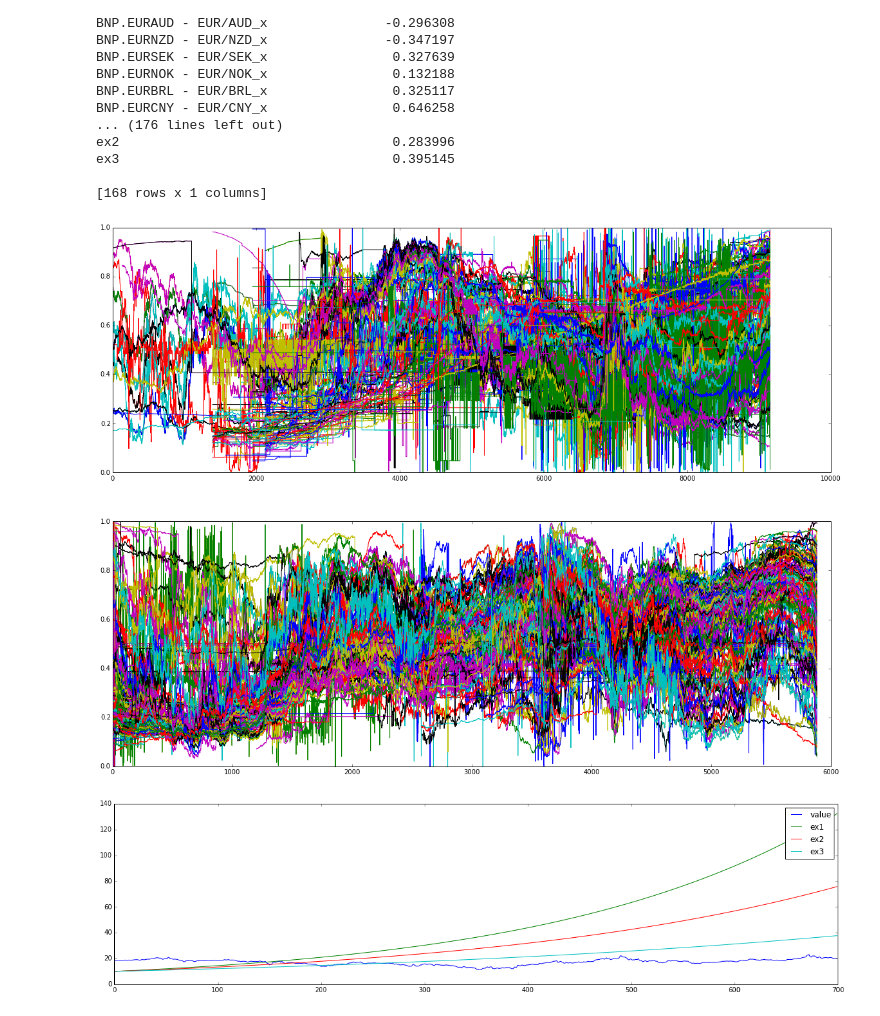
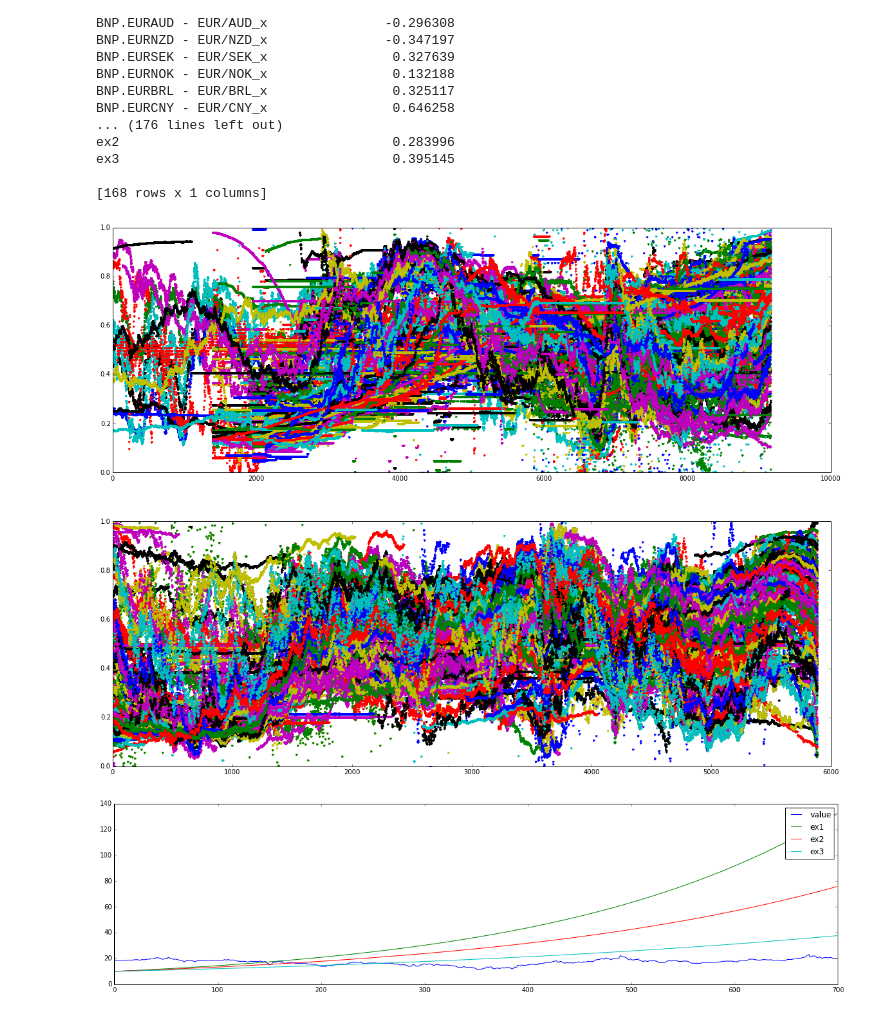
Before and after one commit to qorelogic/ml2, a Jupyter notebook: bin/quandl-fun.ipynb, the cells around one changed output. Drawn from its saved outputs; the diff is of its cells as text; code cells hidden in the pictures.

```diff
--- a/bin/quandl-fun.ipynb
+++ b/bin/quandl-fun.ipynb
@@ -42,8 +43,8 @@ def getDataFromQuandl(pa, curr): # curr = EUR || USD, etc.
         te = trim_end.split('-')
         #print ts
         #print te
-        a = date(int(te[0]), int(te[1]), int(te[2]))
-        b = date(int(ts[0]), int(ts[1]), int(ts[2]))
+        a = dd.date(int(te[0]), int(te[1]), int(te[2]))
+        b = dd.date(int(ts[0]), int(ts[1]), int(ts[2]))
         days = (a-b).days
         print days
         if days > 0:
@@ -361,21 +368,21 @@ ex3                                   0.395145
 # %%
 from pylab import rcParams
 rcParams['figure.figsize'] = 20, 5*3
 fig = plt.figure()
 
 ax1 = fig.add_subplot(211)
-ax1.plot(sigmoidme(normalizeme(du)),'-')
+ax1.plot(sigmoidme(normalizeme(du)),'.')
 #ax1.title('USD pairs')
 #legend(d.columns)
 ax2 = fig.add_subplot(212)
-ax2.plot(sigmoidme(normalizeme(de)),'-')
+ax2.plot(sigmoidme(normalizeme(de)),'.')
 #ax2.title('EUR pairs')
 #ax3 = fig.add_subplot(213)
 #ax3.plot(sigmoidme(normalizeme(da)))
 #ax3.title('AUD pairs')
 plt.show()
 # %% [output]
-[figure, old version]
+[figure, new version]
 # %%
 drbrte = q.get("DOE/RBRTE", authtoken="WVsyCxwHeYZZyhf5RHs2")
 # %%
```
Also changed, not shown: parts of 4 cells of this notebook.
